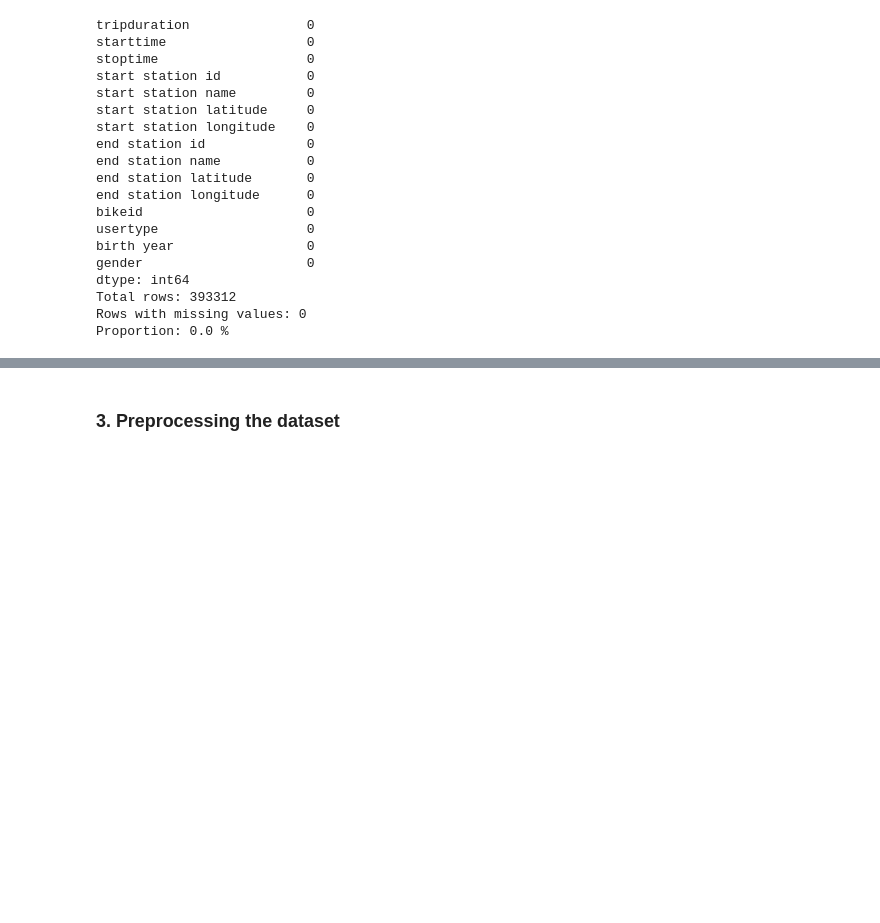
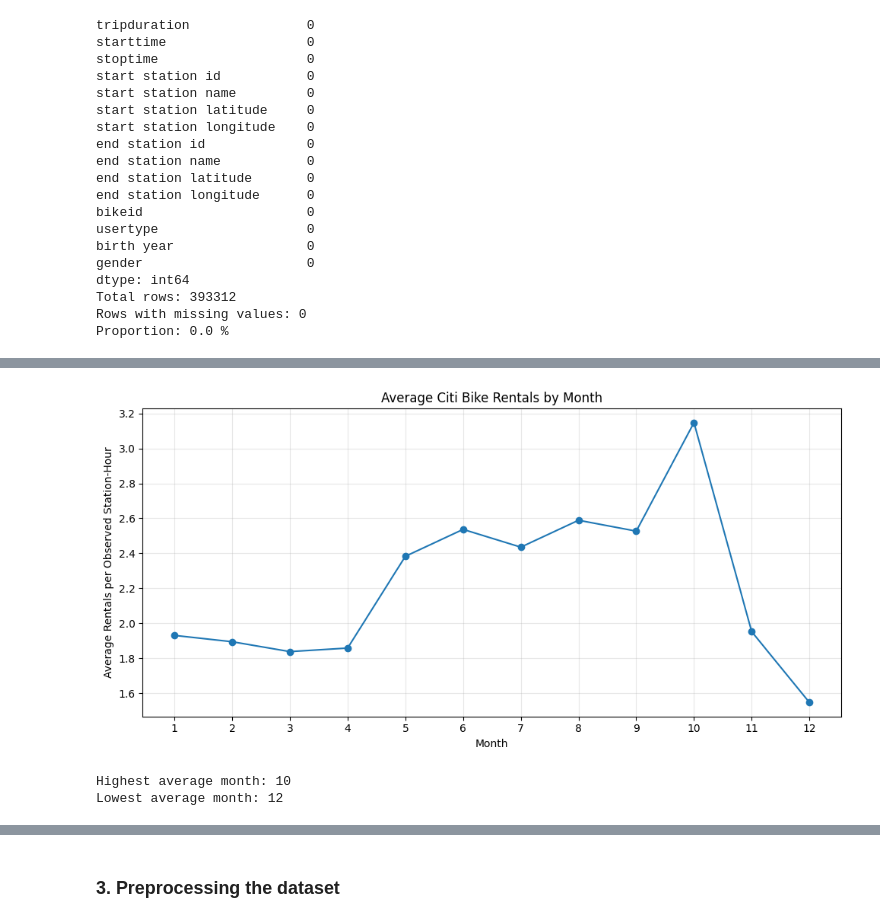
Before and after one commit to amelia-lee-smu/CS610-Applied-Machine-Learning, a Jupyter notebook: project_proposal_eda.ipynb, the cells around one changed output, grey strips where cells are left out. Drawn from its saved outputs; the diff is of its cells as text; code cells hidden in the pictures; blank space fills up the shorter version.

```diff
--- a/project_proposal_eda.ipynb
+++ b/project_proposal_eda.ipynb
@@ -57,0 +322,22 @@ Proportion: 0.0 %
+# %%
+
+monthly = df.groupby("month_of_year")["number_of_rentals"].mean()
+monthly = monthly.reindex(range(1, 13))
+
+plt.figure(figsize=(10, 5))
+plt.plot(monthly.index, monthly.values, marker="o")
+
+plt.title("Average Citi Bike Rentals by Month")
+plt.xlabel("Month")
+plt.ylabel("Average Rentals per Observed Station-Hour")
+plt.xticks(range(1, 13))
+plt.grid(alpha=0.3)
+plt.tight_layout()
+plt.show()
+
+print("Highest average month:", monthly.idxmax())
+print("Lowest average month:", monthly.idxmin())
+# %% [output]
+[figure, added]
+Highest average month: 10
+Lowest average month: 12
```
Also changed, not shown: parts of 14 cells of this notebook.
